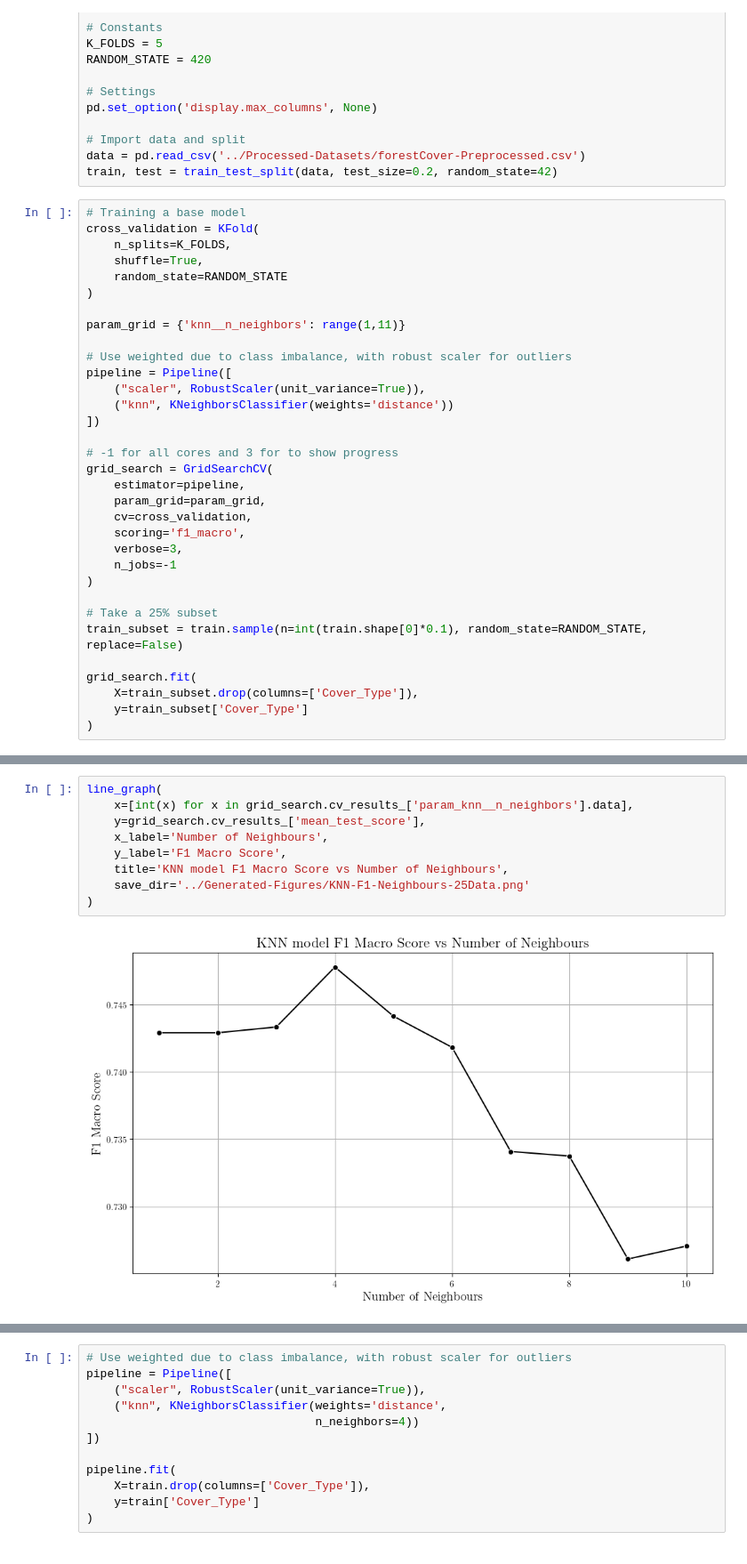
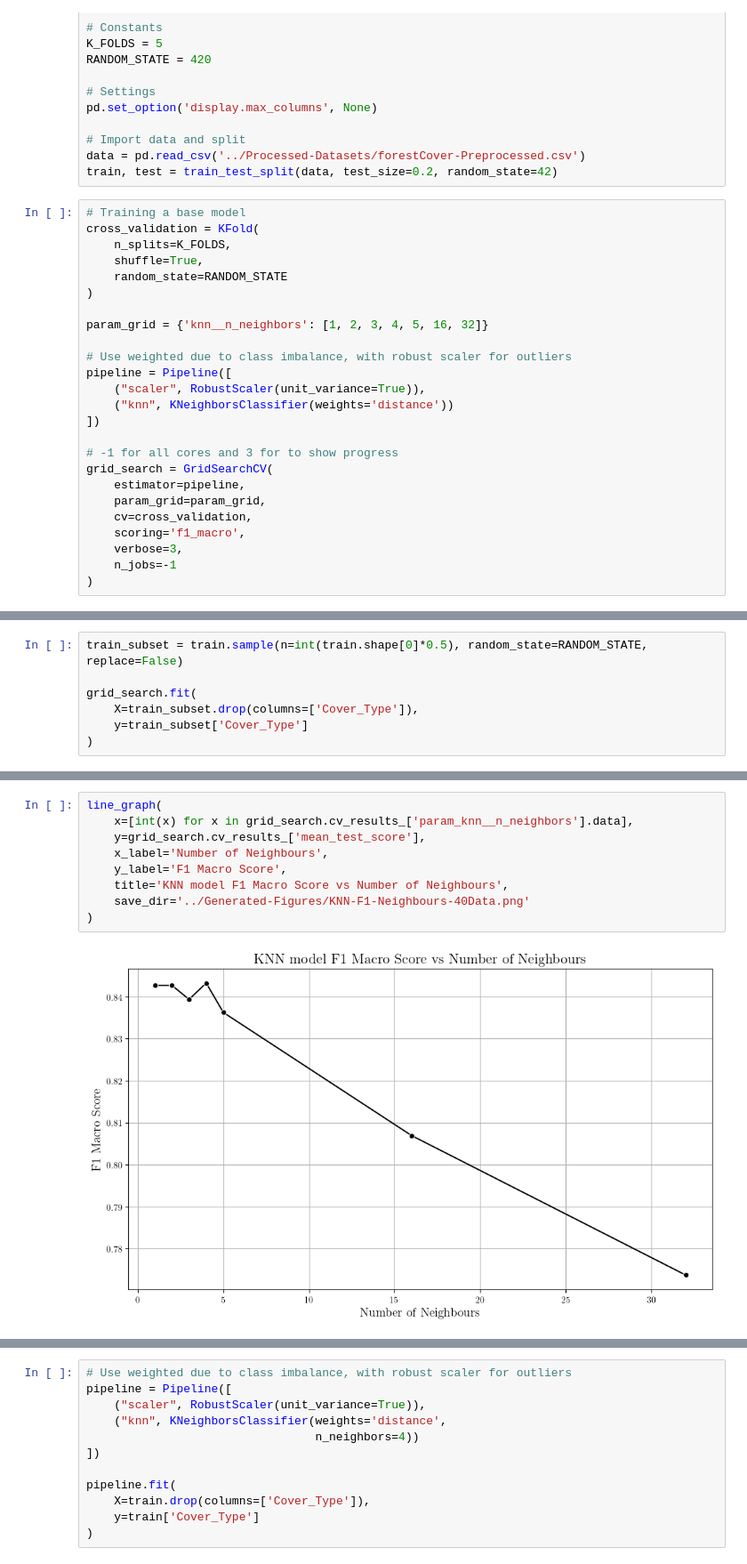
Before and after one commit to chrisjohnklopper/ML2, a Jupyter notebook: Notebooks/KNN-Modelling.ipynb, the cells around one changed output, grey strips where cells are left out. Shown at 89% size. Drawn from its saved outputs; the diff is of its cells as text.

```diff
--- a/Notebooks/KNN-Modelling.ipynb
+++ b/Notebooks/KNN-Modelling.ipynb
@@ -39,7 +39,7 @@ cross_validation = KFold(
     random_state=RANDOM_STATE
 )
 
-param_grid = {'knn__n_neighbors': range(1,11)}
+param_grid = {'knn__n_neighbors': [1, 2, 3, 4, 5, 16, 32]}
 
 # Use weighted due to class imbalance, with robust scaler for outliers
 pipeline = Pipeline([
@@ -56,11 +56,3 @@ grid_search = GridSearchCV(
     verbose=3,
     n_jobs=-1
 )
-
-# Take a 25% subset
-train_subset = train.sample(n=int(train.shape[0]*0.1), random_state=RANDOM_STATE, replace=False)
-
-grid_search.fit(
-    X=train_subset.drop(columns=['Cover_Type']),
-    y=train_subset['Cover_Type']
-)
@@ -91,0 +59,7 @@ GridSearchCV(cv=KFold(n_splits=5, random_state=420, shuffle=True),
+# %%
+train_subset = train.sample(n=int(train.shape[0]*0.5), random_state=RANDOM_STATE, replace=False)
+
+grid_search.fit(
+    X=train_subset.drop(columns=['Cover_Type']),
+    y=train_subset['Cover_Type']
+)
@@ -92,11 +95,11 @@ GridSearchCV(cv=KFold(n_splits=5, random_state=420, shuffle=True),
 # %%
 line_graph(
     x=[int(x) for x in grid_search.cv_results_['param_knn__n_neighbors'].data],
     y=grid_search.cv_results_['mean_test_score'],
     x_label='Number of Neighbours',
     y_label='F1 Macro Score',
     title='KNN model F1 Macro Score vs Number of Neighbours',
-    save_dir='../Generated-Figures/KNN-F1-Neighbours-25Data.png'
+    save_dir='../Generated-Figures/KNN-F1-Neighbours-40Data.png'
 )
 # %% [output]
-[figure, old version]
+[figure, new version]
```
Also changed, not shown: parts of 16 cells of this notebook, 4 other files.
